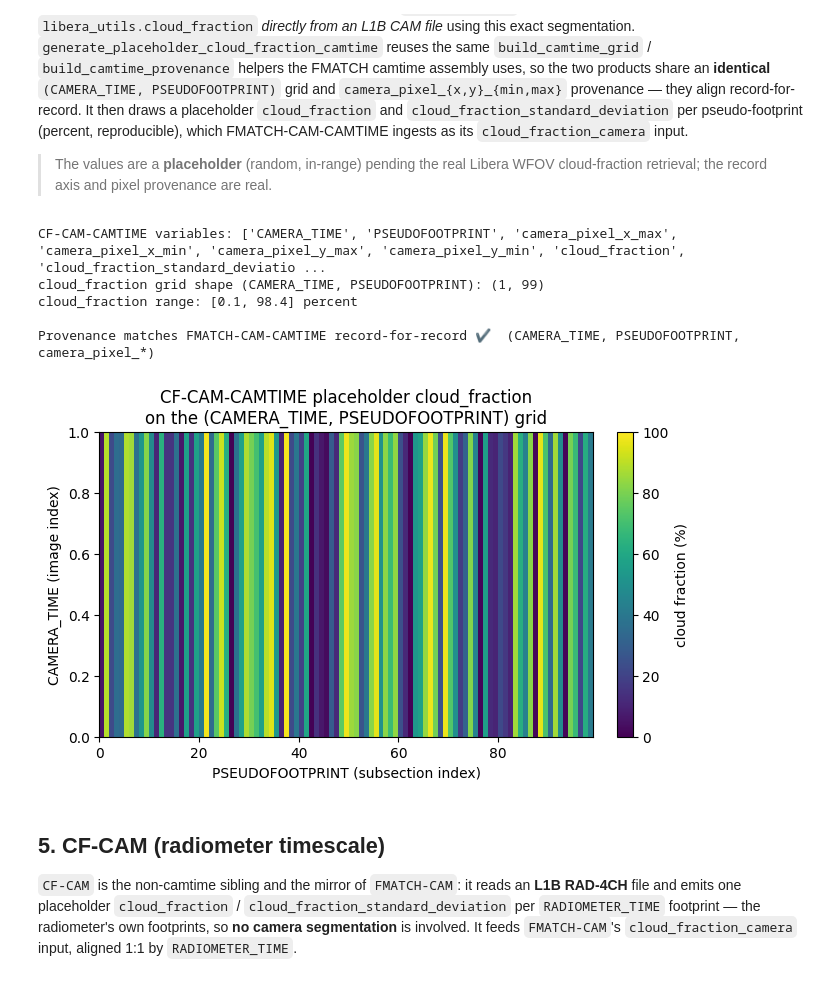
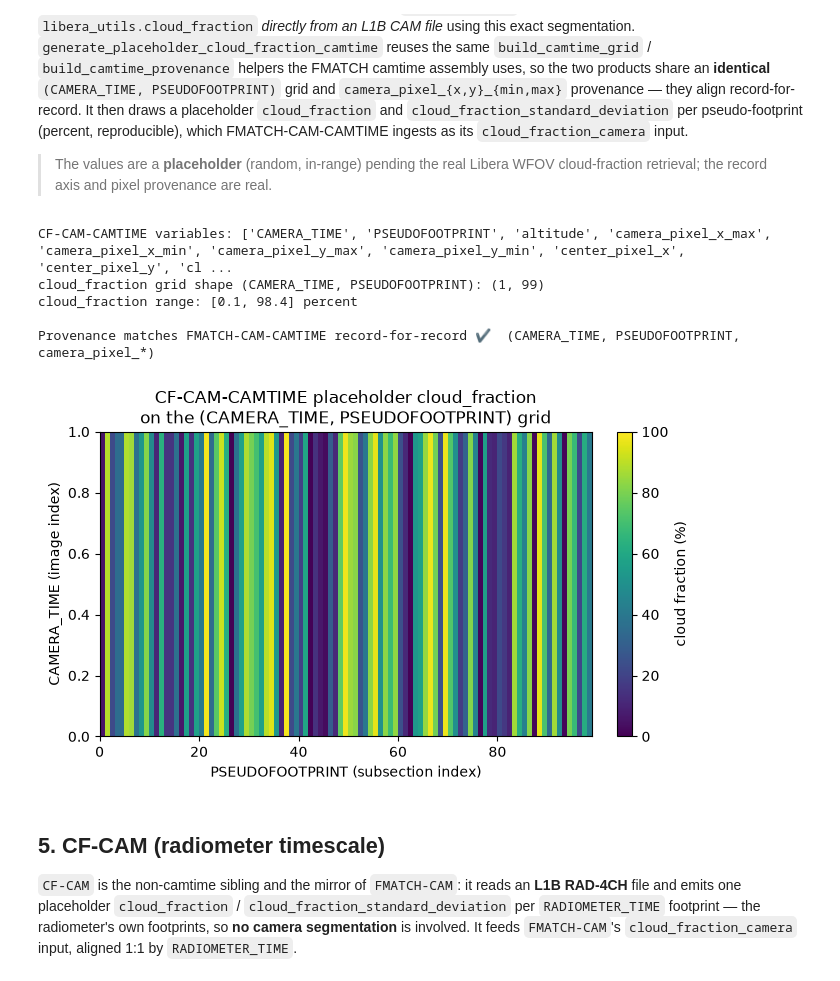
Before and after one commit to LASP-Libera/libera_utils, a Jupyter notebook: notebooks/08_camera_segmentation.ipynb, the cells around one changed output. Saved outputs shown, nothing was run; the diff lists cells and outputs as text; code cells hidden in the pictures.

```diff
--- a/notebooks/08_camera_segmentation.ipynb
+++ b/notebooks/08_camera_segmentation.ipynb
@@ -201,40 +201,46 @@ pseudo-footprint (percent, reproducible), which FMATCH-CAM-CAMTIME ingests as it
 > The values are a **placeholder** (random, in-range) pending the real Libera WFOV
 > cloud-fraction retrieval; the record axis and pixel provenance are real.
 # %%
-from libera_utils.cloud_fraction.cf_cam_camtime import PRODUCT_DEFINITION_PATH as CF_CAMTIME_DEF
 from libera_utils.cloud_fraction.cloud_fraction import generate_placeholder_cloud_fraction_camtime
+from libera_utils.cloud_fraction.cloud_fraction_algorithm import CF_CAM_CAMTIME_DEFINITION_PATH as CF_CAMTIME_DEF
 from libera_utils.io.product_definition import LiberaDataProductDefinition
 
 cf_camtime_definition = LiberaDataProductDefinition.from_yaml(CF_CAMTIME_DEF)
 cf_camtime = generate_placeholder_cloud_fraction_camtime(footprints, cf_camtime_definition)
 
 print("CF-CAM-CAMTIME variables:", sorted(cf_camtime))
 print(f"cloud_fraction grid shape (CAMERA_TIME, PSEUDOFOOTPRINT): {cf_camtime['cloud_fraction'].shape}")
 print(
     f"cloud_fraction range: [{np.nanmin(cf_camtime['cloud_fraction']):.1f}, "
     f"{np.nanmax(cf_camtime['cloud_fraction']):.1f}] percent"
 )
 
 # The provenance is byte-for-byte the FMATCH-CAM-CAMTIME grid built from the same footprints.
-for name in ("CAMERA_TIME", "PSEUDOFOOTPRINT", "camera_pixel_x_min", "camera_pixel_x_max",
-             "camera_pixel_y_min", "camera_pixel_y_max"):
+for name in (
+    "CAMERA_TIME",
+    "PSEUDOFOOTPRINT",
+    "camera_pixel_x_min",
+    "camera_pixel_x_max",
+    "camera_pixel_y_min",
+    "camera_pixel_y_max",
+):
     np.testing.assert_array_equal(np.asarray(cf_camtime[name]), ds[name].to_numpy())
 print("\nProvenance matches FMATCH-CAM-CAMTIME record-for-record ✔  (CAMERA_TIME, PSEUDOFOOTPRINT, camera_pixel_*)")
 
 fig, ax = plt.subplots(figsize=(6.5, 4), constrained_layout=True)
 mesh = ax.pcolormesh(cf_camtime["cloud_fraction"], cmap="viridis", vmin=0, vmax=100)
 ax.set_xlabel("PSEUDOFOOTPRINT (subsection index)")
 ax.set_ylabel("CAMERA_TIME (image index)")
 ax.set_title("CF-CAM-CAMTIME placeholder cloud_fraction\non the (CAMERA_TIME, PSEUDOFOOTPRINT) grid")
 fig.colorbar(mesh, ax=ax, label="cloud fraction (%)")
 plt.show()
 # %% [output]
-CF-CAM-CAMTIME variables: ['CAMERA_TIME', 'PSEUDOFOOTPRINT', 'camera_pixel_x_max', 'camera_pixel_x_min', 'camera_pixel_y_max', 'camera_pixel_y_min', 'cloud_fraction', 'cloud_fraction_standard_deviatio ...
+CF-CAM-CAMTIME variables: ['CAMERA_TIME', 'PSEUDOFOOTPRINT', 'altitude', 'camera_pixel_x_max', 'camera_pixel_x_min', 'camera_pixel_y_max', 'camera_pixel_y_min', 'center_pixel_x', 'center_pixel_y', 'cl ...
 cloud_fraction grid shape (CAMERA_TIME, PSEUDOFOOTPRINT): (1, 99)
 cloud_fraction range: [0.1, 98.4] percent
 
 Provenance matches FMATCH-CAM-CAMTIME record-for-record ✔  (CAMERA_TIME, PSEUDOFOOTPRINT, camera_pixel_*)
-[figure, old version]
+[figure, new version]
 # %% [markdown]
 ## 5. CF-CAM (radiometer timescale)
 
```
Also changed, not shown: parts of 2 cells of this notebook, 14 other files.
